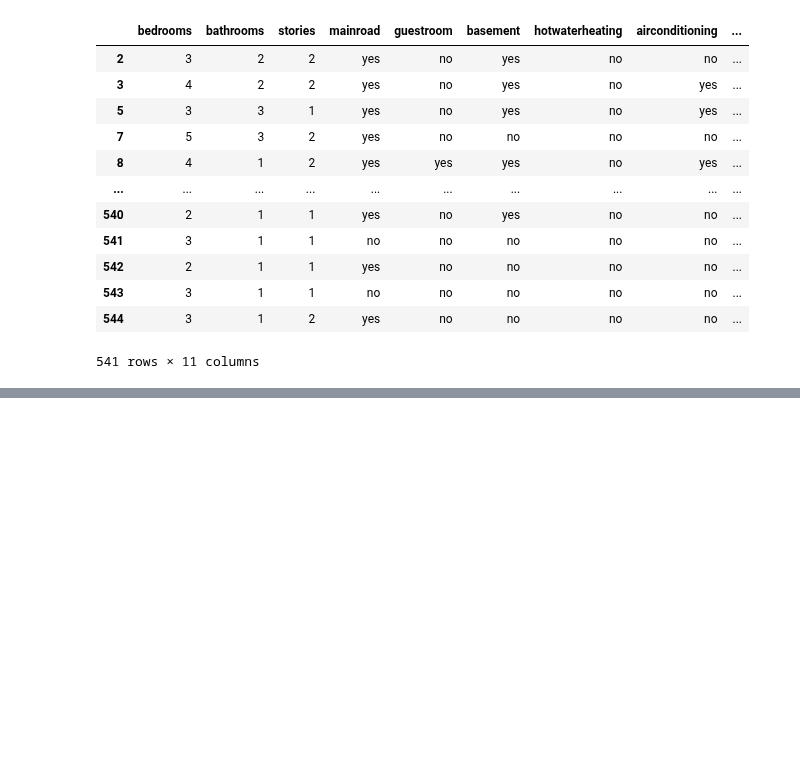
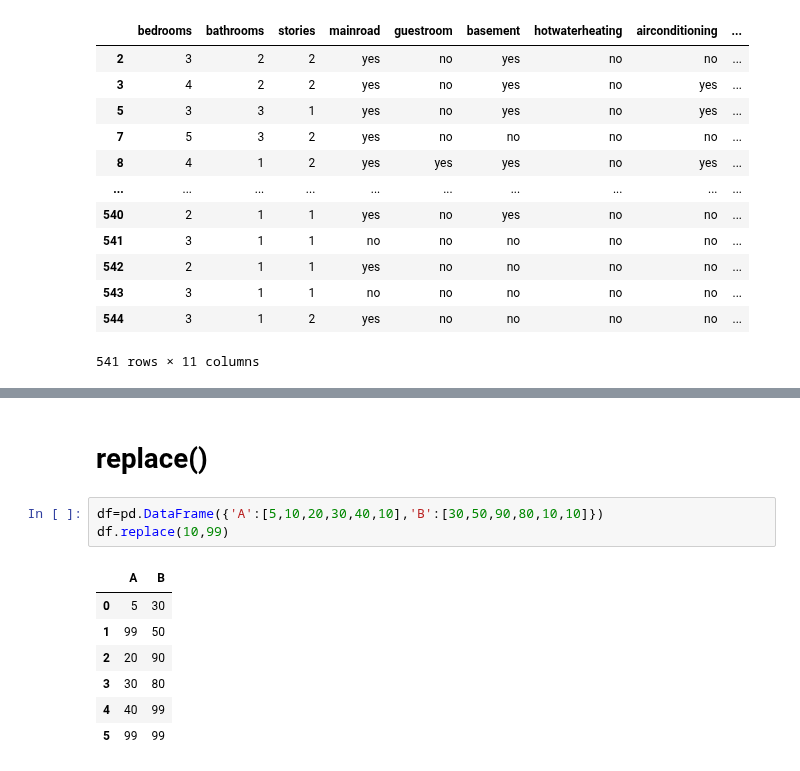
Before and after one commit to Masireddyvamshi/Exploratory_Data_Analysis, a Jupyter notebook: PandasYT.ipynb, the cells around one changed output, grey strips where cells are left out. Cells and saved outputs as stored; diff of their text form; blank space fills up the shorter version.

```diff
--- a/PandasYT.ipynb
+++ b/PandasYT.ipynb
@@ -2906,0 +3240,13 @@ df
+# %% [markdown]
+# replace()
+# %%
+df=pd.DataFrame({'A':[5,10,20,30,40,10],'B':[30,50,90,80,10,10]})
+df.replace(10,99)
+# %% [output]
+|  | A | B |
+| 0 | 5 | 30 |
+| 1 | 99 | 50 |
+| 2 | 20 | 90 |
+| 3 | 30 | 80 |
+| 4 | 40 | 99 |
+| 5 | 99 | 99 |
```
Also changed, not shown: parts of 72 cells of this notebook.
